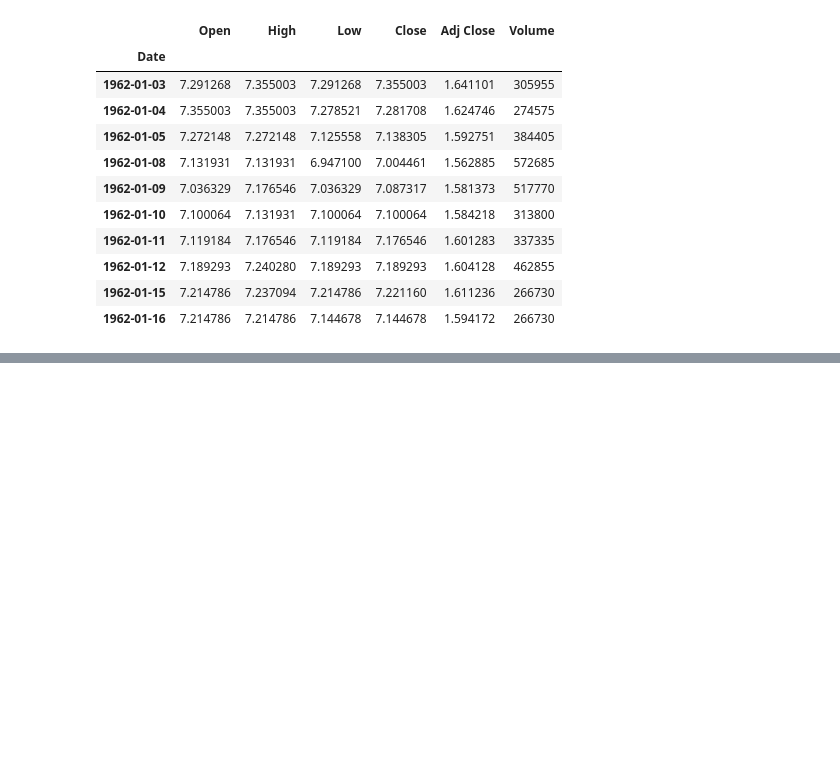
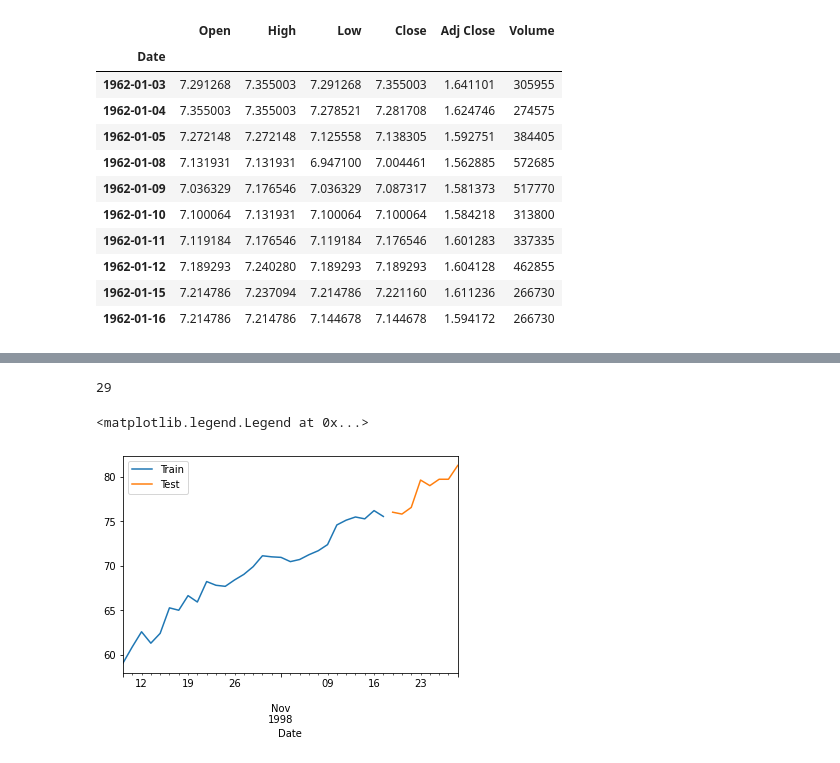
Before and after one commit to luk9400/time-series, a Jupyter notebook: lab3/Task3.ipynb, the cells around one changed output, grey strips where cells are left out. Cells and saved outputs as stored; diff of their text form; code cells hidden in the pictures; blank space fills up the shorter version.

```diff
--- a/lab3/Task3.ipynb
+++ b/lab3/Task3.ipynb
@@ -61,0 +65,15 @@ filtered_df.shape
+# %%
+ncut = int(0.8 * filtered_df.shape[0])
+ncut
+# %% [output]
+29
+# %%
+train_data = filtered_df.iloc[:ncut]
+test_data = filtered_df.iloc[ncut:]
+# %%
+ax = train_data.plot()
+test_data.plot(ax=ax)
+ax.legend(["Train", "Test"])
+# %% [output]
+<matplotlib.legend.Legend at 0x...>
+[figure, added]
```
Also changed, not shown: parts of 10 cells of this notebook, 1 other file.
